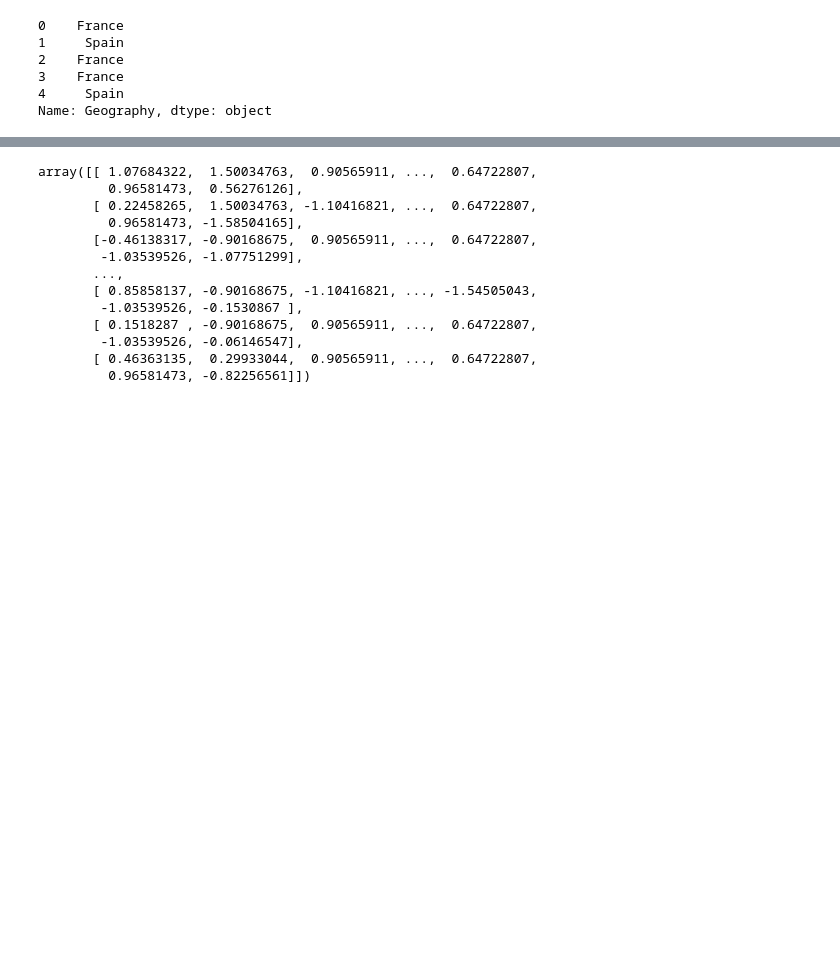
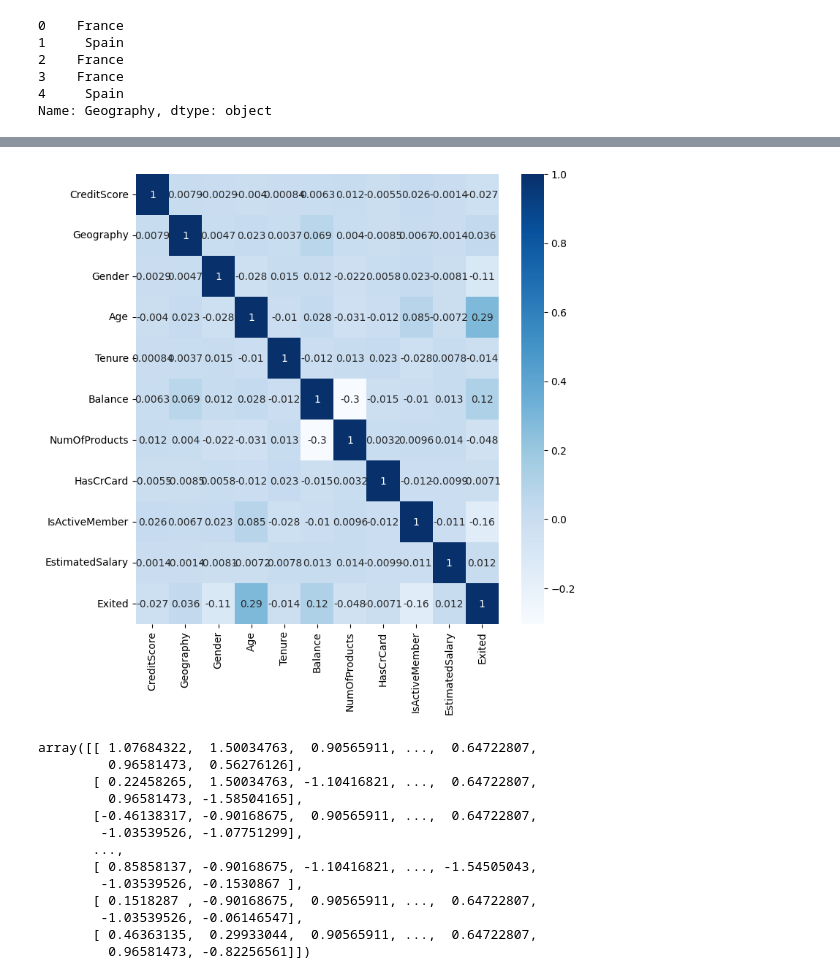
Before and after one commit to sowmya10-07/Customer-Churn-Prediction, a Jupyter notebook: ChurnPrediction.ipynb, the cells around one changed output, grey strips where cells are left out. Cells and saved outputs as stored; diff of their text form; code cells hidden in the pictures; blank space fills up the shorter version.

```diff
--- a/ChurnPrediction.ipynb
+++ b/ChurnPrediction.ipynb
@@ -58,5 +68,5 @@ Name: Geography, dtype: object
 # %%
 from sklearn.preprocessing import LabelEncoder,OneHotEncoder
 LabelEncoder = LabelEncoder()
-X['Geography'] = LabelEncoder.fit_transform(X['Geography'])
-X['Gender'] = LabelEncoder.fit_transform(X['Gender'])
+df['Geography'] = LabelEncoder.fit_transform(X['Geography'])
+df['Gender'] = LabelEncoder.fit_transform(X['Gender'])
@@ -63,3 +82,9 @@ X['Gender'] = LabelEncoder.fit_transform(X['Gender'])
+# %%
+plt.figure(figsize=(8,8))
+sns.heatmap(df.corr(), cmap='Blues', annot=True)
+plt.show()
+# %% [output]
+[figure, added]
 # %%
 from sklearn.model_selection import train_test_split
 from sklearn.preprocessing import StandardScaler
```
Also changed, not shown: parts of 3 cells of this notebook.
